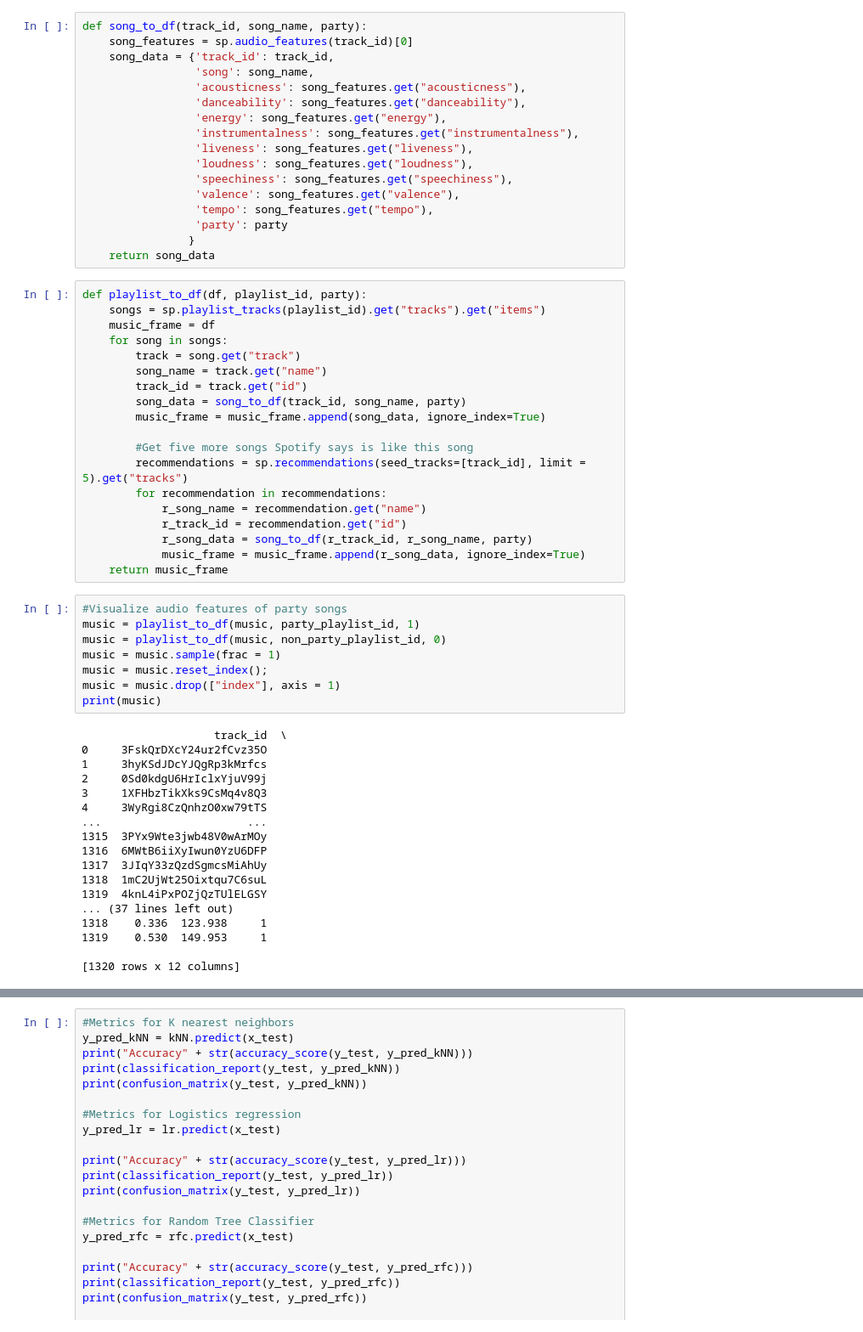
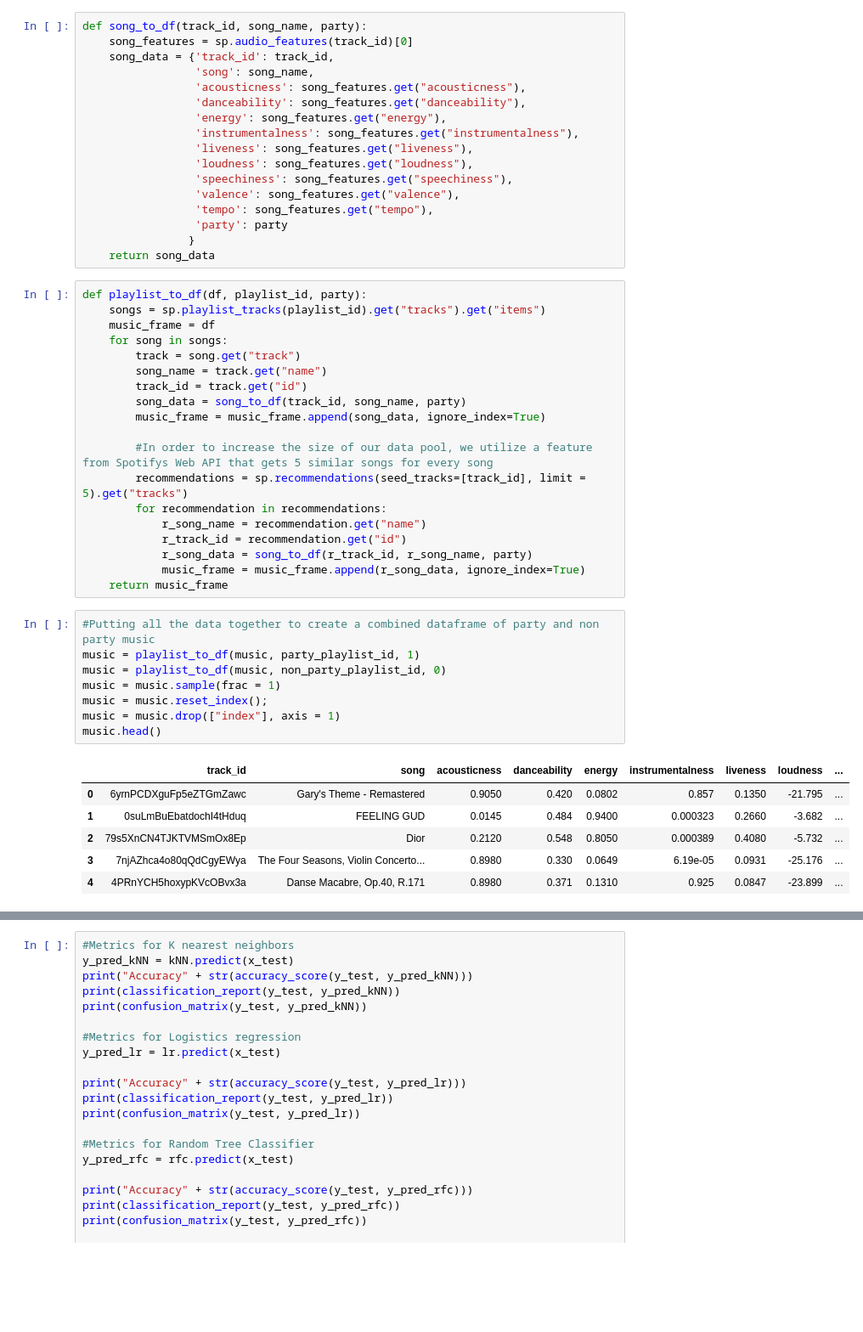
Before and after one commit to tedim52/DiscJockey, a Jupyter notebook: models.ipynb, the cells around one changed output, grey strips where cells are left out. Shown: that part at 85% size. Drawn from its saved outputs; the diff is of its cells as text; blank space fills up the shorter version.

```diff
--- a/models.ipynb
+++ b/models.ipynb
@@ -62,7 +76,7 @@ def playlist_to_df(df, playlist_id, party):
         song_data = song_to_df(track_id, song_name, party)
         music_frame = music_frame.append(song_data, ignore_index=True)
 
-        #Get five more songs Spotify says is like this song
+        #In order to increase the size of our data pool, we utilize a feature from Spotifys Web API that gets 5 similar songs for every song
         recommendations = sp.recommendations(seed_tracks=[track_id], limit = 5).get("tracks")
         for recommendation in recommendations:
             r_song_name = recommendation.get("name")
@@ -71,28 +85,17 @@ def playlist_to_df(df, playlist_id, party):
             music_frame = music_frame.append(r_song_data, ignore_index=True)
     return music_frame
 # %%
-#Visualize audio features of party songs
+#Putting all the data together to create a combined dataframe of party and non party music
 music = playlist_to_df(music, party_playlist_id, 1)
 music = playlist_to_df(music, non_party_playlist_id, 0)
 music = music.sample(frac = 1)
 music = music.reset_index();
 music = music.drop(["index"], axis = 1)
-print(music)
+music.head()
 # %% [output]
-                    track_id  \
-0     3FskQrDXcY24ur2fCvz35O
-1     3hyKSdJDcYJQgRp3kMrfcs
-2     0Sd0kdgU6HrIclxYjuV99j
-3     1XFHbzTikXks9CsMq4v8Q3
-4     3WyRgi8CzQnhzO0xw79tTS
-...                      ...
-1315  3PYx9Wte3jwb48V0wArMOy
-1316  6MWtB6iiXyIwun0YzU6DFP
-1317  3JIqY33zQzdSgmcsMiAhUy
-1318  1mC2UjWt25Oixtqu7C6suL
-1319  4knL4iPxPOZjQzTUlELGSY
-... (37 lines left out)
-1318    0.336  123.938     1
-1319    0.530  149.953     1
-
-[1320 rows x 12 columns]
+|  | track_id | song | acousticness | danceability | energy | instrumentalness | liveness | loudness | ... |
+| 0 | 6yrnPCDXguFp5eZTGmZawc | Gary's Theme - Remastered | 0.9050 | 0.420 | 0.0802 | 0.857 | 0.1350 | -21.795 | ... |
+| 1 | 0suLmBuEbatdochI4tHduq | FEELING GUD | 0.0145 | 0.484 | 0.9400 | 0.000323 | 0.2660 | -3.682 | ... |
+| 2 | 79s5XnCN4TJKTVMSmOx8Ep | Dior | 0.2120 | 0.548 | 0.8050 | 0.000389 | 0.4080 | -5.732 | ... |
+| 3 | 7njAZhca4o80qQdCgyEWya | The Four Seasons, Violin Concerto... | 0.8980 | 0.330 | 0.0649 | 6.19e-05 | 0.0931 | -25.176 | ... |
+| 4 | 4PRnYCH5hoxypKVcOBvx3a | Danse Macabre, Op.40, R.171 | 0.8980 | 0.371 | 0.1310 | 0.925 | 0.0847 | -23.899 | ... |
```
Also changed, not shown: parts of 15 cells of this notebook, 3 other files.
